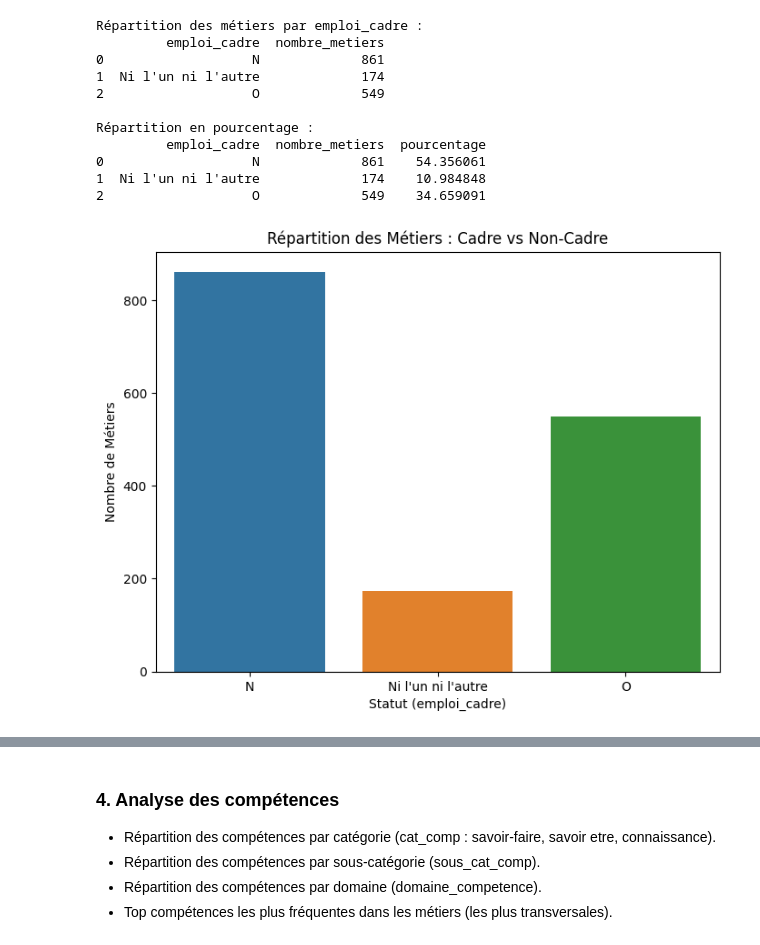
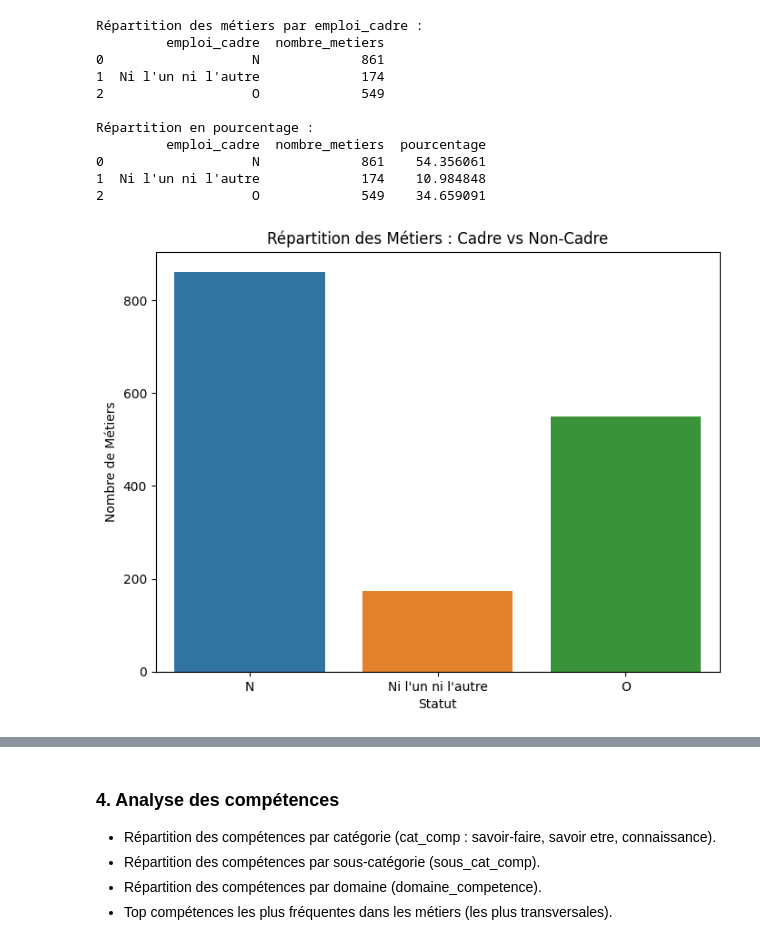
Before and after one commit to salphonse/Radar-Metier, a Jupyter notebook: script/ML/ML - EDA.ipynb, the cells around one changed output, grey strips where cells are left out. Cells and saved outputs as stored; diff of their text form; code cells hidden in the pictures.

```diff
--- a/script/ML/ML - EDA.ipynb
+++ b/script/ML/ML - EDA.ipynb
@@ -747,10 +847,10 @@ Répartition en pourcentage :
 # %%
 # Visualisation
 plt.figure(figsize=(8, 6))
 sns.barplot(data=repartition_cadre, x='emploi_cadre', y='nombre_metiers', hue='emploi_cadre')
 plt.title('Répartition des Métiers : Cadre vs Non-Cadre')
-plt.xlabel('Statut (emploi_cadre)')
+plt.xlabel('Statut')
 plt.ylabel('Nombre de Métiers')
 plt.show()
 # %% [output]
-[figure, old version]
+[figure, new version]
```
Also changed, not shown: parts of 44 cells of this notebook.
